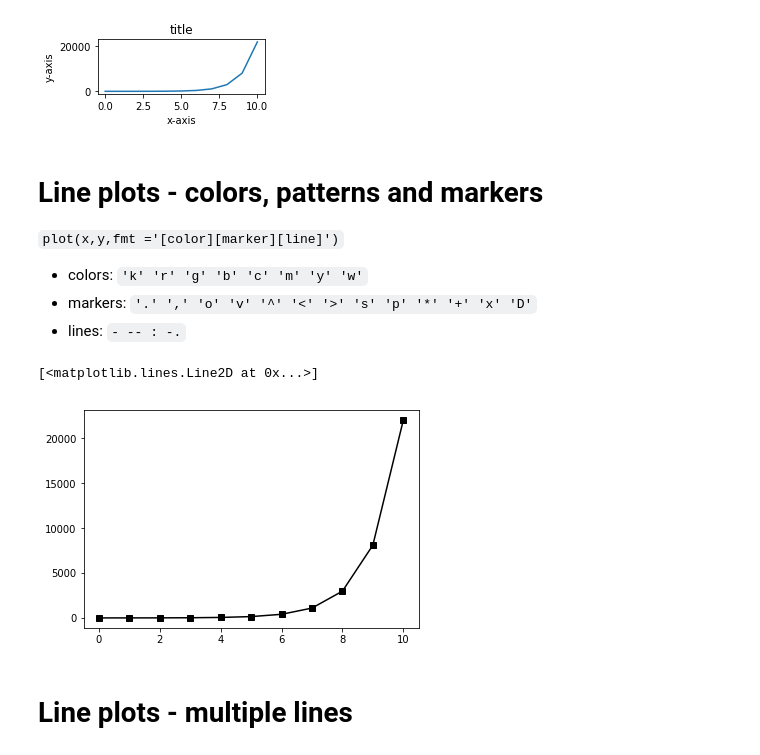
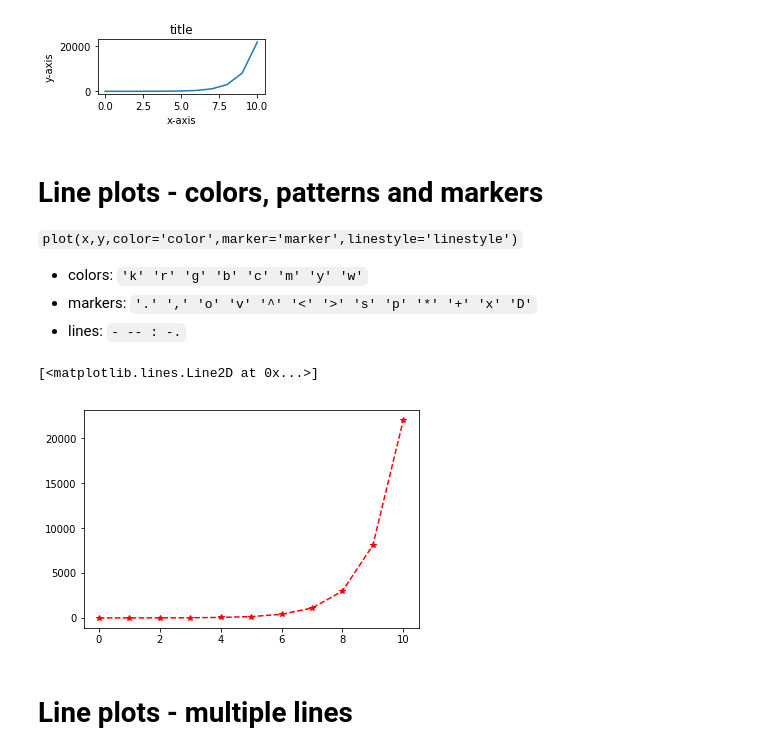
Before and after one commit to lacdr-tox/basic-programming-in-drug-discovery, a Jupyter notebook: python/slides/Numerics and Plotting.ipynb, the cells around one changed output. Drawn from its saved outputs; the diff is of its cells as text; code cells hidden in the pictures.

```diff
--- a/python/slides/Numerics and Plotting.ipynb
+++ b/python/slides/Numerics and Plotting.ipynb
@@ -370,7 +311,7 @@ ax.set(title='title',xlabel='x-axis',ylabel='y-axis');
 # %% [markdown]
 # Line plots - colors, patterns and markers
 
-`plot(x,y,fmt ='[color][marker][line]')`
+`plot(x,y,color='color',marker='marker',linestyle='linestyle')`
 
 * colors: `'k' 'r' 'g' 'b' 'c' 'm' 'y' 'w'`
 * markers: `'.' ',' 'o' 'v' '^' '<' '>' 's' 'p' '*' '+' 'x' 'D'`
@@ -378,11 +319,11 @@ ax.set(title='title',xlabel='x-axis',ylabel='y-axis');
 # %%
 x = np.linspace(0,10,11)
 y = np.exp(x)
 ax = plt.gca()
-ax.plot(x,y,'ks-')
+ax.plot(x,y,color='r',linestyle='--',marker='*')
 # %% [output]
 [<matplotlib.lines.Line2D at 0x...>]
-[figure, old version]
+[figure, new version]
 # %% [markdown]
 # Line plots - multiple lines
 # %%
```
Also changed, not shown: parts of 36 cells of this notebook.
